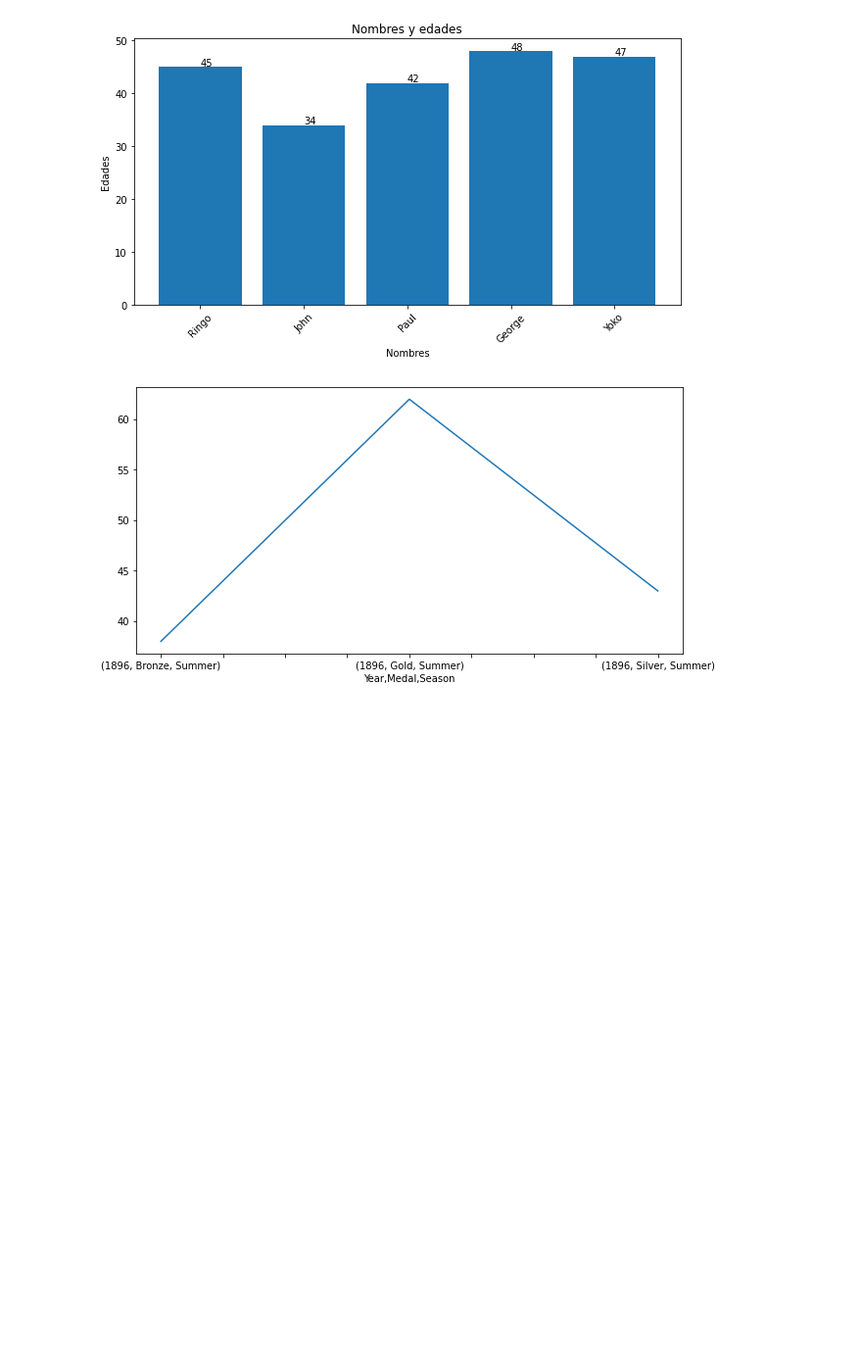
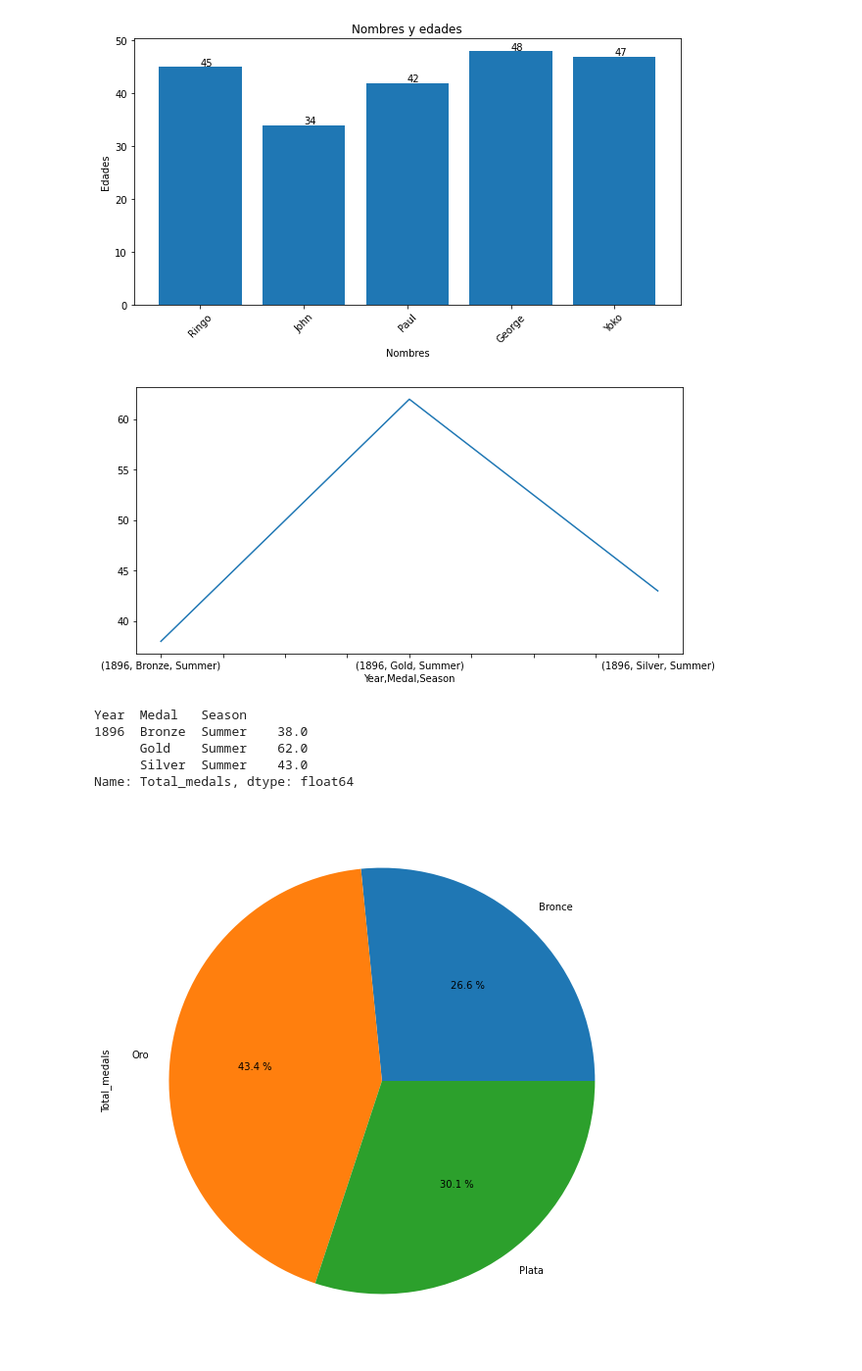
Before and after one commit to Brunoware/Actividades_Python_Fundamentals, a Jupyter notebook: Clases/9. Pandas.ipynb, the cells around one changed output. Shown: that part at 98% size. Cells and saved outputs as stored; diff of their text form; code cells hidden in the pictures; blank space fills up the shorter version.

```diff
--- a/Clases/9. Pandas.ipynb
+++ b/Clases/9. Pandas.ipynb
@@ -323,3 +323,16 @@ fig=ax.get_figure()
 fig.savefig('imagenes/medallas.png')
 # %% [output]
 [figure]
+# %%
+agrupado['Total_medals'][:3]
+# %% [output]
+Year  Medal   Season
+1896  Bronze  Summer    38.0
+      Gold    Summer    62.0
+      Silver  Summer    43.0
+Name: Total_medals, dtype: float64
+# %%
+agrupado['Total_medals'][:3].plot.pie(figsize=(10,10),labels=['Bronce','Oro','Plata'],autopct='%0.1f %%')
+plt.show()
+# %% [output]
+[figure, added]
```
Also changed, not shown: 5 other files.
